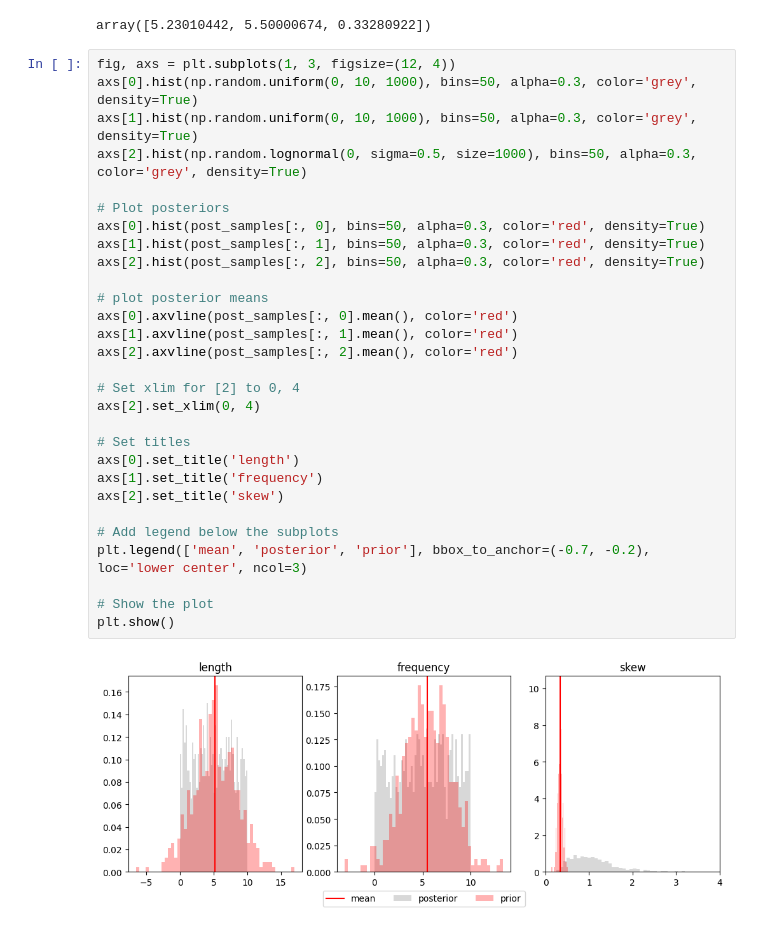
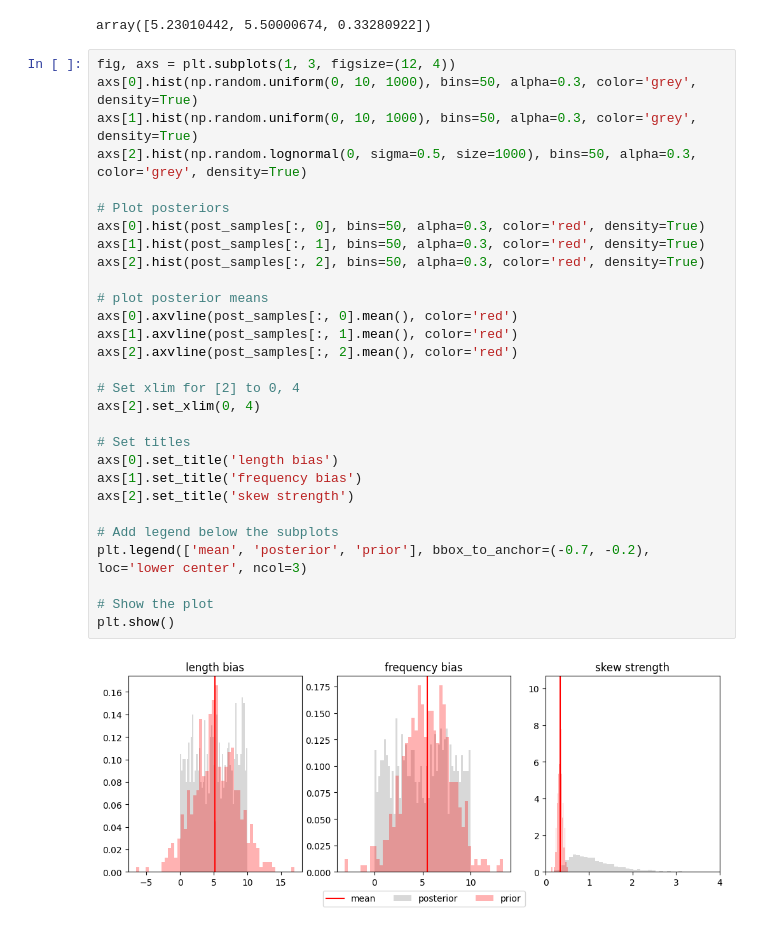
Before and after one commit to alexeykosh/2023-slovotvir-reuse-analysis, a Jupyter notebook: src/inference.ipynb, the cells around one changed output. Drawn from its saved outputs; the diff is of its cells as text.

Commit message:
new plots

```diff
--- a/src/inference.ipynb
+++ b/src/inference.ipynb
@@ -180,31 +180,31 @@ array([5.23010442, 5.50000674, 0.33280922])
 # %%
 fig, axs = plt.subplots(1, 3, figsize=(12, 4))
 axs[0].hist(np.random.uniform(0, 10, 1000), bins=50, alpha=0.3, color='grey', density=True)
 axs[1].hist(np.random.uniform(0, 10, 1000), bins=50, alpha=0.3, color='grey', density=True)
 axs[2].hist(np.random.lognormal(0, sigma=0.5, size=1000), bins=50, alpha=0.3, color='grey', density=True)
 
 # Plot posteriors
 axs[0].hist(post_samples[:, 0], bins=50, alpha=0.3, color='red', density=True)
 axs[1].hist(post_samples[:, 1], bins=50, alpha=0.3, color='red', density=True)
 axs[2].hist(post_samples[:, 2], bins=50, alpha=0.3, color='red', density=True)
 
 # plot posterior means
 axs[0].axvline(post_samples[:, 0].mean(), color='red')
 axs[1].axvline(post_samples[:, 1].mean(), color='red')
 axs[2].axvline(post_samples[:, 2].mean(), color='red')
 
 # Set xlim for [2] to 0, 4
 axs[2].set_xlim(0, 4)
 
 # Set titles
-axs[0].set_title('length')
-axs[1].set_title('frequency')
-axs[2].set_title('skew')
+axs[0].set_title('length bias')
+axs[1].set_title('frequency bias')
+axs[2].set_title('skew strength')
 
 # Add legend below the subplots
 plt.legend(['mean', 'posterior', 'prior'], bbox_to_anchor=(-0.7, -0.2), loc='lower center', ncol=3)
 
 # Show the plot
 plt.show()
 # %% [output]
-[figure, old version]
+[figure, new version]
```
Also changed, not shown: 1 other file.
